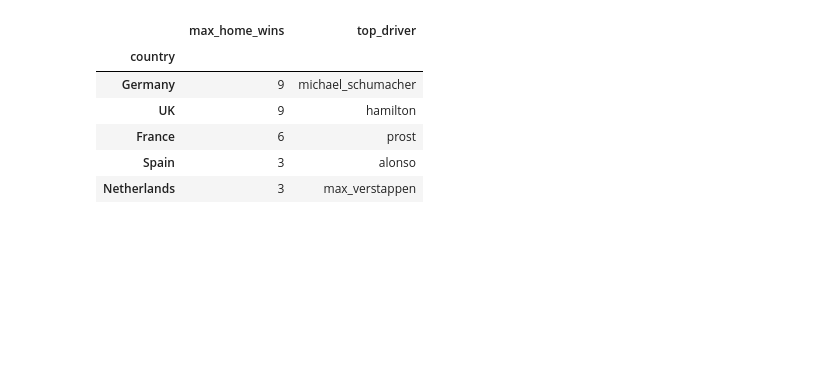
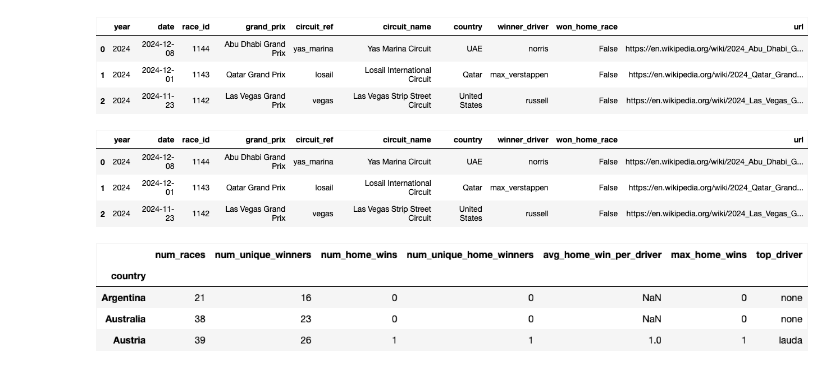
Before and after one commit to x-ruiz/project-formula-1-wc-analytics, a Jupyter notebook: analysis/f1_results_analysis.ipynb, the cells around one changed output. Drawn from its saved outputs; the diff is of its cells as text; code cells hidden in the pictures; blank space fills up the shorter version.

Commit message:
Added image generation

```diff
--- a/analysis/f1_results_analysis.ipynb
+++ b/analysis/f1_results_analysis.ipynb
@@ -4,4 +8,7 @@ import pandas as pd
 # %%
 # Set Global Variables
 gcp_project = "formula-1-wc-analytics"
+# Function to export image in a separate thread
+def export_df_image(dataframe, filename):
+    dfi.export(dataframe, filename)
 # %%
@@ -12,15 +18,6 @@ client = bigquery.Client(gcp_project)
-# %%
-sql = f"""
-    SELECT year, date, raceId as race_id, name as grand_prix, circuit_ref, circuit_name, country, winner_driver_ref AS winner_driver, won_home_race, url
-    FROM `{gcp_project}.curated_zone.v_1950_2024_results_enriched`
-    ORDER BY date DESC
-"""
-
-df = client.query_and_wait(sql).to_dataframe() # Utilizes pandas
-# df.head()
 # %%
-# CLEAN
-# Clean data type from string to bool so we dont have to constantly convert in the future when we want to evaluate
-df_cleaned = df # this will create a pointer to original dataframe, which is ok since we won't use raw df from now on
-df_cleaned['won_home_race'] = df['won_home_race'].astype(bool)
-df_cleaned.head()
+# CLEAN|Clean data type from string to bool
+def clean(df: pd.DataFrame) -> pd.DataFrame:
+    df_cleaned = df # this will create a pointer
+    df_cleaned['won_home_race'] = df['won_home_race'].astype(bool)
+    return df_cleaned
@@ -54,19 +46,15 @@ df_agg_country.head()
 # %%
-# Lets identify # of home wins by driver
-df_agg_driver = df_cleaned.copy(deep=True) # Deep copying here so as to not change original cleaned df when drilling
-df_agg_driver = df_agg_driver.groupby(['winner_driver', 'country']).agg( # winner_driver and country are now part of Multiindex
-    num_home_wins = ('won_home_race', 'sum'),
-)
-df_agg_driver = df_agg_driver.groupby(['country']).agg(
-    max_home_wins = ('num_home_wins', 'max'),
-    top_driver = ('num_home_wins', lambda x: 'none' if x.max() == 0 else x.idxmax()[0])
-)
-df_agg_driver.sort_values(by='max_home_wins', ascending=False).head()
+# PIPELINE|Execute functions in ETL fashion
+df = extract("f1_data_enriched.csv")
+df_cleaned = clean(df)
+df_transformed = transform(df)
+outputs = [(df, "df"), (df_cleaned, "df_cleaned"), (df_transformed, "df_transformed")]
+with ThreadPoolExecutor() as executor: # handles enter and exit
+    for i in outputs:
+        future_df = executor.submit(export_df_image, i[0].head(3), f"{i[1]}.png")
+        future_df.result() # Wait for the export to complete
+        display(Image(f'{i[1]}.png'))
 # %% [output]
-|  | max_home_wins | top_driver |
-| country |  |  |
-| Germany | 9 | michael_schumacher |
-| UK | 9 | hamilton |
-| France | 6 | prost |
-| Spain | 3 | alonso |
-| Netherlands | 3 | max_verstappen |
+[figure, added]
+[figure, added]
+[figure, added]
```
Also changed, not shown: parts of 6 cells of this notebook, 9 other files.
